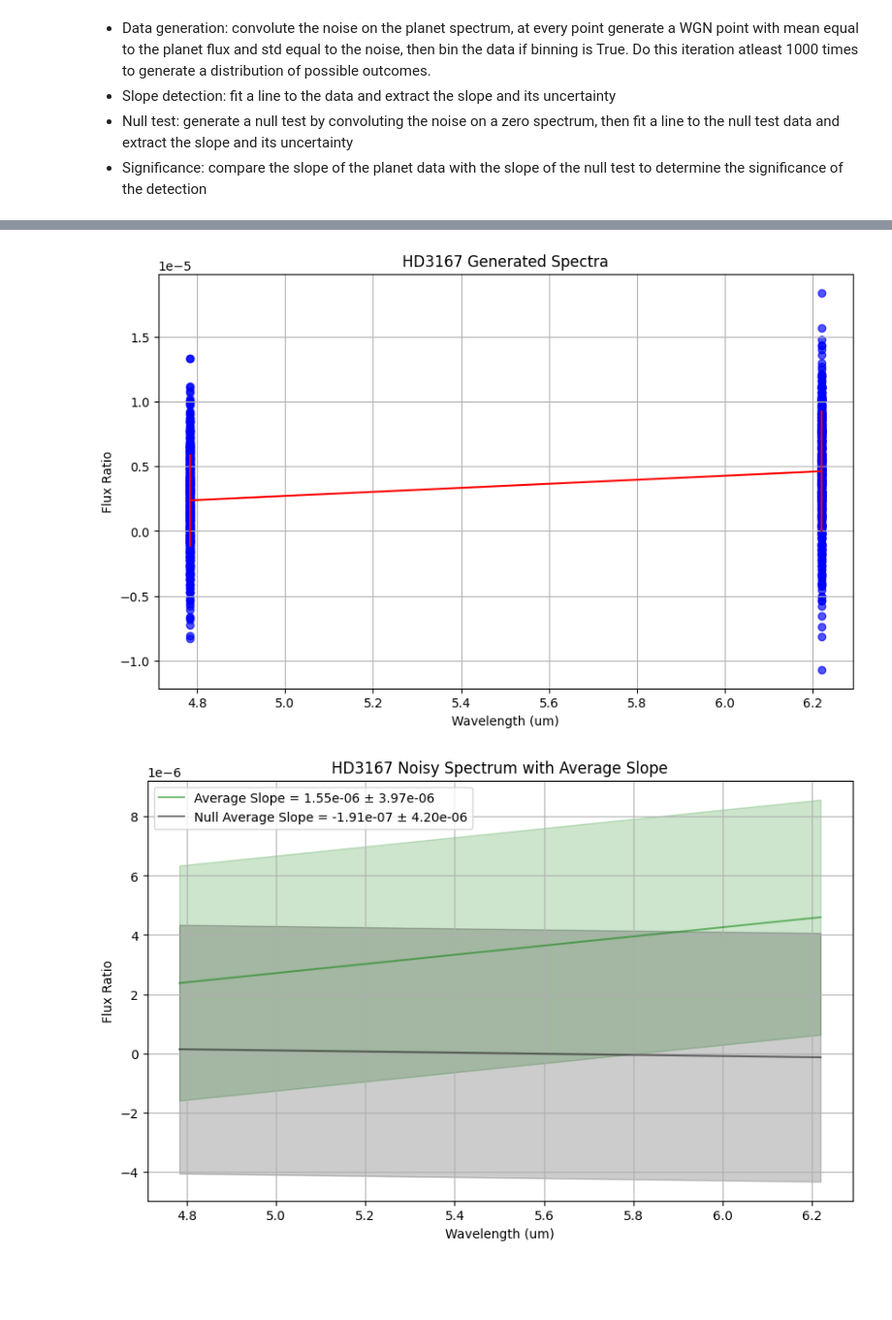
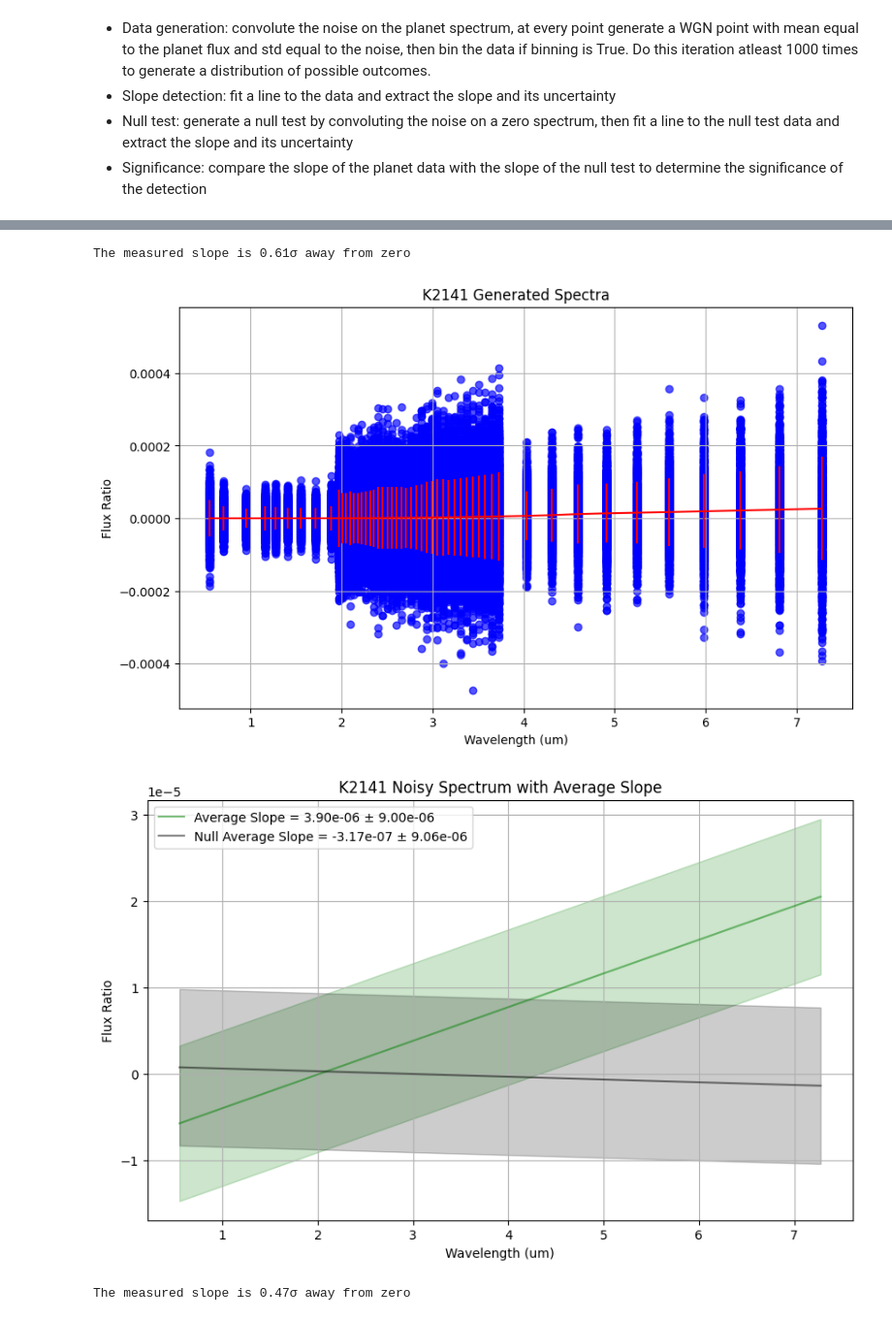
Before and after one commit to lorlo9999/MasterThesis, a Jupyter notebook: slope-detection.ipynb, the cells around one changed output, grey strips where cells are left out. Shown at 97% size. Drawn from its saved outputs; the diff is of its cells as text; code cells hidden in the pictures; blank space fills up the shorter version.

Commit message:
Working slope calculation and comparison

```diff
--- a/slope-detection.ipynb
+++ b/slope-detection.ipynb
@@ -123,7 +123,7 @@ star_age = [10.2, 6.3, 5.6, 5.1, 5, 11, 6.9, 0.3] #Gyr
 # %%
 # Input parameters
 
-name = planet_names[0] # <- input planet name
+name = planet_names[1] # <- input planet name
 mass = planet_masses[planet_names.index(name)] #Earth masses
 distance = planet_distances[planet_names.index(name)] #AU
 period = planet_period[planet_names.index(name)] #days
@@ -137,10 +137,10 @@ logg = star_logg[planet_names.index(name)]
 age = star_age[planet_names.index(name)] #Gyr
 
 #binning and noise
-binning = True #binning on or off
+binning = False #binning on or off
 sigma = 1 #sigma level for error bars
 N = 1000 #iterations for data generation
-obs = 10 #number of eclipses observed
+obs = 8 #number of eclipses observed
 
 #binning points
 new_point9 = (4.305457, 0.28225, 4.5973, 0.3014)
@@ -325,7 +325,7 @@ for folder in os.listdir(f"PLANETS/{name}/"):
 
     fig = plt.figure(figsize=(10, 6))
     #plot of half of the generated spectra with error bars
-    for i in range(N//2):
+    for i in range(N):
         plt.scatter(wl, val_gen[i,:], color='blue', alpha = 0.67)
 
     #plot of the original spectrum points with error bars
@@ -356,4 +356,8 @@ for folder in os.listdir(f"PLANETS/{name}/"):
     plt.legend()
     plt.grid()
     show()
+
+    #perform Z-test
+    Z_score = (slope_avg - null_slope_avg) / null_slope_std
+    print(fr"The measured slope is {Z_score:.2f}σ away from zero")
 # %% [output]
@@ -362,2 +366,4 @@ for folder in os.listdir(f"PLANETS/{name}/"):
+The measured slope is 0.61σ away from zero
-[figure, old version]
+[figure, new version]
-[figure, old version]
+[figure, new version]
+The measured slope is 0.47σ away from zero
```
Also changed, not shown: parts of 1 cell of this notebook, 2 other files.
